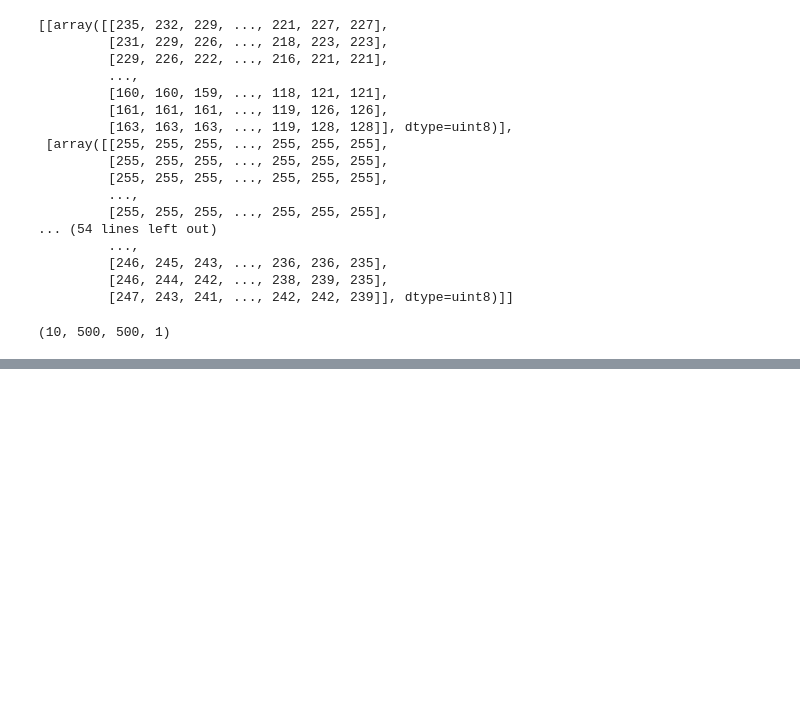
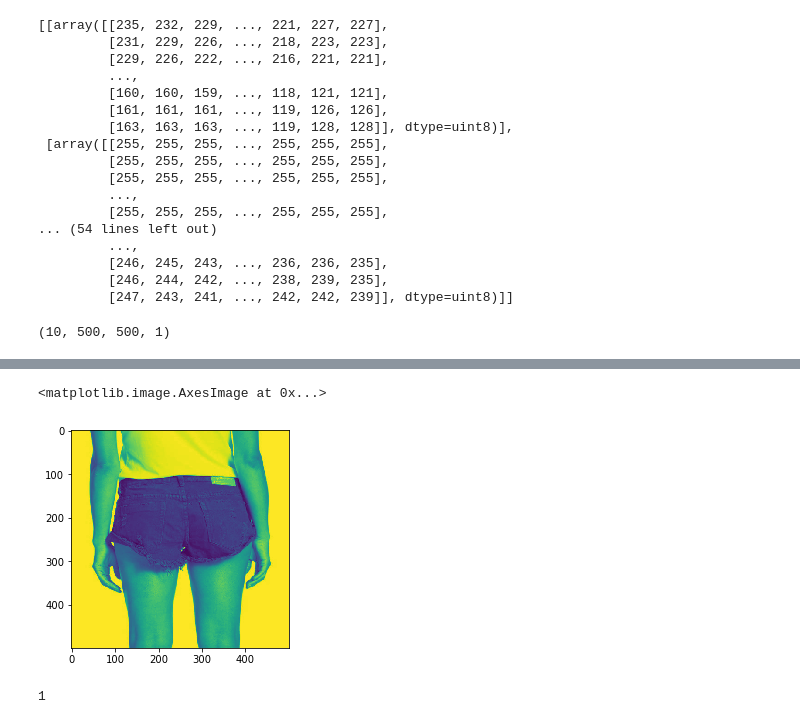
Before and after one commit to Mayank979/real-time-image-classification, a Jupyter notebook: main.ipynb, the cells around one changed output, grey strips where cells are left out. Cells and saved outputs as stored; diff of their text form; code cells hidden in the pictures; blank space fills up the shorter version.

```diff
--- a/main.ipynb
+++ b/main.ipynb
@@ -140,0 +212,10 @@ pickle_out.close()
+# %%
+plt.imshow(test[1][:,:,0])
+# %% [output]
+<matplotlib.image.AxesImage at 0x...>
+[figure, added]
+# %%
+testing = test[1].reshape(-1,500,500,1)
+np.argmax(model.predict(testing))
+# %% [output]
+1
```
Also changed, not shown: parts of 12 cells of this notebook.
